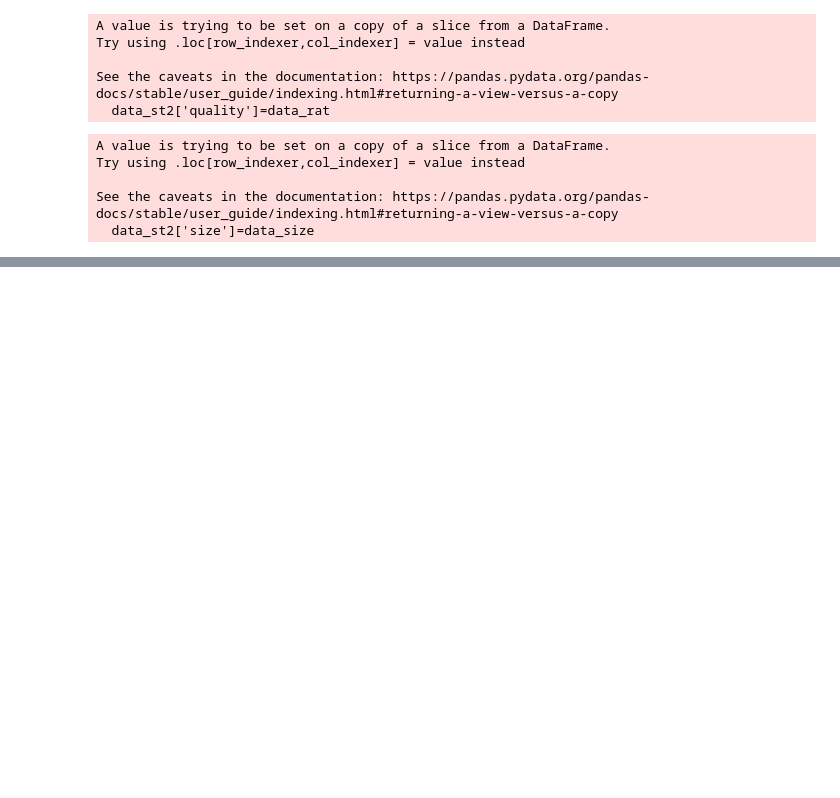
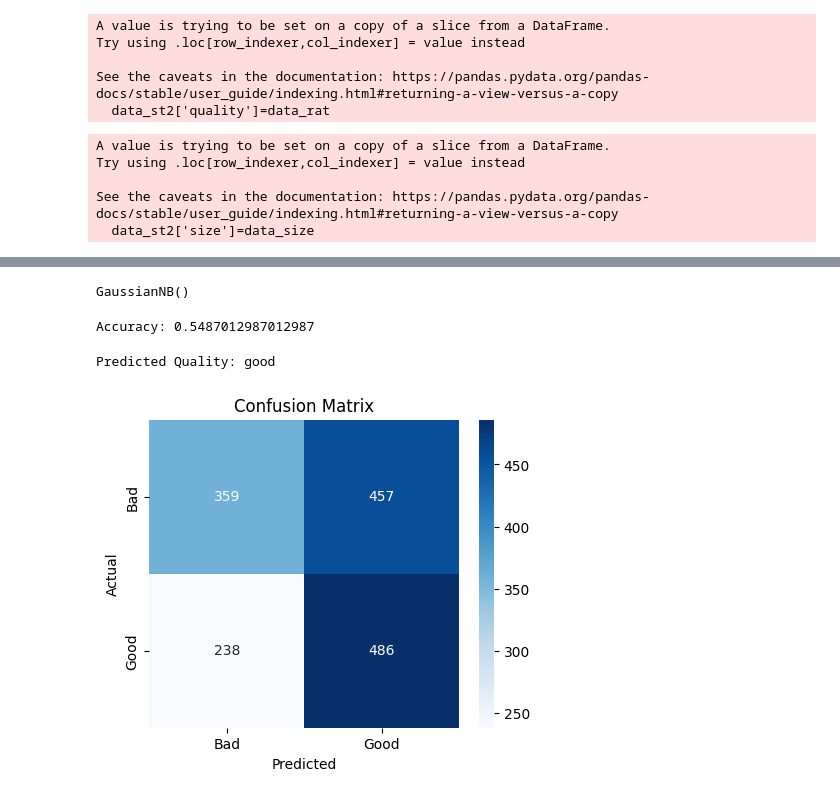
Before and after one commit to s-i-am-r/ML-lab, a Jupyter notebook: baye's/baye's.ipynb, the cells around one changed output, grey strips where cells are left out. Drawn from its saved outputs; the diff is of its cells as text; code cells hidden in the pictures; blank space fills up the shorter version.

```diff
--- a/baye's/baye's.ipynb
+++ b/baye's/baye's.ipynb
@@ -77,0 +191,40 @@ See the caveats in the documentation: https://pandas.pydata.org/pandas-docs/stab
+# %%
+X = data.drop(columns=["quality"])  # Features
+y = data["quality"]  # Target
+# %%
+X_train, X_test, y_train, y_test = train_test_split(X, y, test_size=0.2, random_state=42)
+# %%
+model = GaussianNB()
+model.fit(X_train, y_train)
+# %% [output]
+GaussianNB()
+# %%
+y_pred = model.predict(X_test)
+# %%
+accuracy = accuracy_score(y_test, y_pred)
+print("Accuracy:", accuracy)
+# %% [output]
+Accuracy: 0.5487012987012987
+# %%
+# Decode Predictions
+decoded_preds = label_encoders["quality"].inverse_transform(y_pred)
+print("Predicted Quality:", decoded_preds[750])
+# %% [output]
+Predicted Quality: good
+# %%
+import seaborn as sns
+import matplotlib.pyplot as plt
+from sklearn.metrics import confusion_matrix
+
+# Confusion Matrix
+cm = confusion_matrix(y_test, y_pred)
+
+# Plot Heatmap
+plt.figure(figsize=(5, 4))
+sns.heatmap(cm, annot=True, fmt='d', cmap="Blues", xticklabels=["Bad", "Good"], yticklabels=["Bad", "Good"])
+plt.xlabel("Predicted")
+plt.ylabel("Actual")
+plt.title("Confusion Matrix")
+plt.show()
+# %% [output]
+[figure, added]
```
Also changed, not shown: parts of 20 cells of this notebook, 3 other files.
